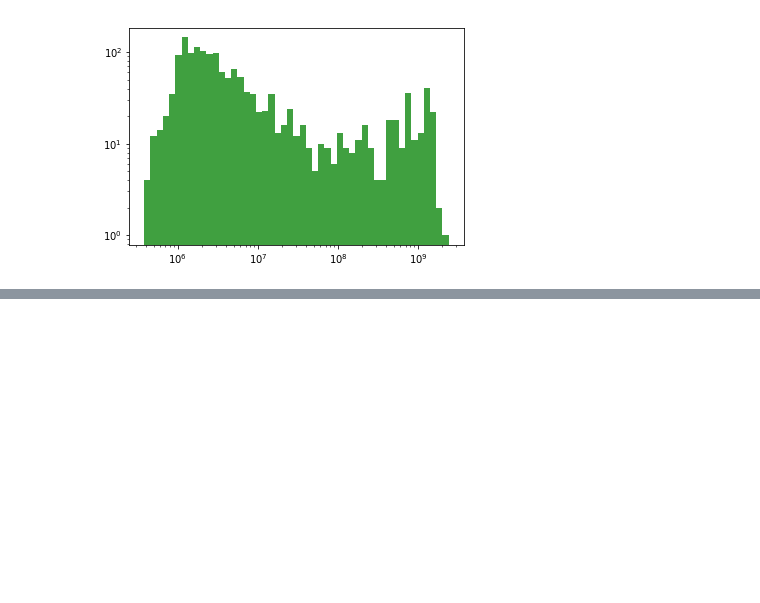
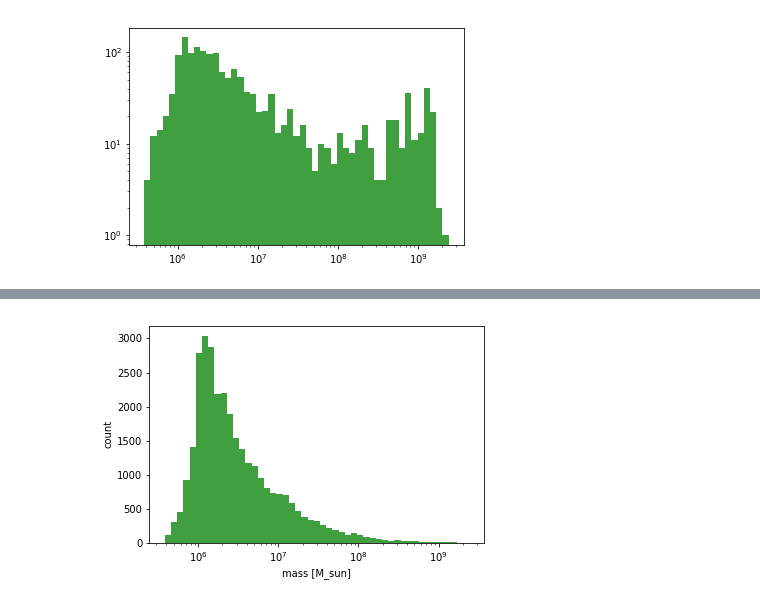
Before and after one commit to nonsk131/darkpy, a Jupyter notebook: stream1.ipynb, the cells around one changed output, grey strips where cells are left out. Saved outputs shown, nothing was run; the diff lists cells and outputs as text; code cells hidden in the pictures; blank space fills up the shorter version.

```diff
--- a/stream1.ipynb
+++ b/stream1.ipynb
@@ -461,0 +485,8 @@ plt.gca().set_xscale("log")
+# %%
+n, bins, patches = plt.hist(all_masses, b , facecolor='g', alpha=0.75, log=False)
+plt.gca().set_xscale("log")
+plt.xlabel('mass [M_sun]')
+plt.ylabel('count')
+plt.savefig('dist_all_samerange.png', dpi=300)
+# %% [output]
+[figure, added]
```
Also changed, not shown: parts of 6 cells of this notebook, 1 other file.
